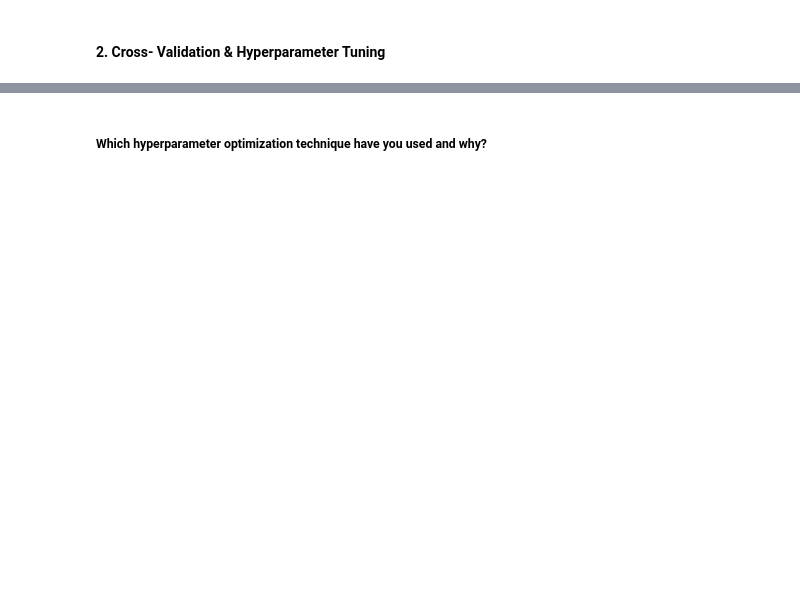
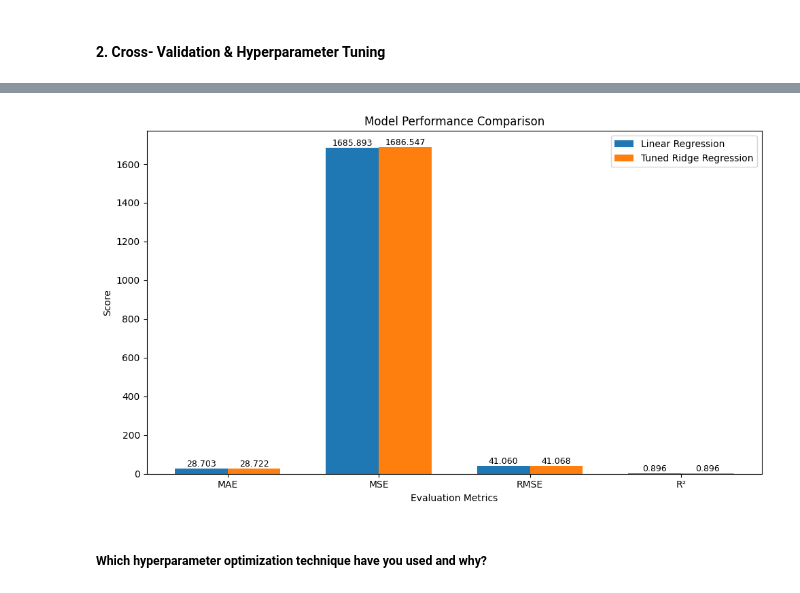
Before and after one commit to Ankush432-cloud/yes_bank_stock_price_prediction_ML_project, a Jupyter notebook: yes_bank_stock_price_prediction_ML_project.ipynb, the cells around one changed output, grey strips where cells are left out. Cells and saved outputs as stored; diff of their text form; code cells hidden in the pictures; blank space fills up the shorter version.

```diff
--- a/yes_bank_stock_price_prediction_ML_project.ipynb
+++ b/yes_bank_stock_price_prediction_ML_project.ipynb
@@ -1395,0 +2039,19 @@ Answer Here.
+# %%
+# Get the best Ridge model
+best_ridge_model = grid_search.best_estimator_
+
+# Predict on test data
+y_pred_ridge = best_ridge_model.predict(X_test_scaled)
+
+# Calculate evaluation metrics
+mae_ridge = mean_absolute_error(y_test, y_pred_ridge)
+mse_ridge = mean_squared_error(y_test, y_pred_ridge)
+rmse_ridge = np.sqrt(mse_ridge)
+r2_ridge = r2_score(y_test, y_pred_ridge)
+
+print("Tuned Ridge Regression - Test Performance")
+print("------------------------------------------")
+print(f"MAE  : {mae_ridge:.4f}")
+print(f"MSE  : {mse_ridge:.4f}")
+print(f"RMSE : {rmse_ridge:.4f}")
+print(f"R²   : {r2_ridge:.4f}")
@@ -1396,2 +2065,63 @@ Answer Here.
+# %%
+# Compare Linear Regression and Tuned Ridge Regression
+
+metrics = ['MAE', 'MSE', 'RMSE', 'R²']
+
+linear_scores = [
+    mae_lr,
+    mse_lr,
+    rmse_lr,
+    r2_lr
+]
+
+ridge_scores = [
+    mae_ridge,
+    mse_ridge,
+    rmse_ridge,
+    r2_ridge
+]
+
+x = np.arange(len(metrics))
+width = 0.35
+
+plt.figure(figsize=(10, 6))
+
+bars1 = plt.bar(
+    x - width / 2,
+    linear_scores,
+    width,
+    label='Linear Regression'
+)
+
+bars2 = plt.bar(
+    x + width / 2,
+    ridge_scores,
+    width,
+    label='Tuned Ridge Regression'
+)
+
+plt.xticks(x, metrics)
+plt.xlabel("Evaluation Metrics")
+plt.ylabel("Score")
+plt.title("Model Performance Comparison")
+plt.legend()
+
+# Add values
+for bars in [bars1, bars2]:
+    for bar in bars:
+        height = bar.get_height()
+        plt.text(
+            bar.get_x() + bar.get_width() / 2,
+            height,
+            f'{height:.3f}',
+            ha='center',
+            va='bottom',
+            fontsize=9
+        )
+
+plt.tight_layout()
+plt.show()
+# %% [output]
+[figure, added]
 # %% [markdown]
 ##### Which hyperparameter optimization technique have you used and why?
```
Also changed, not shown: parts of 105 cells of this notebook.
